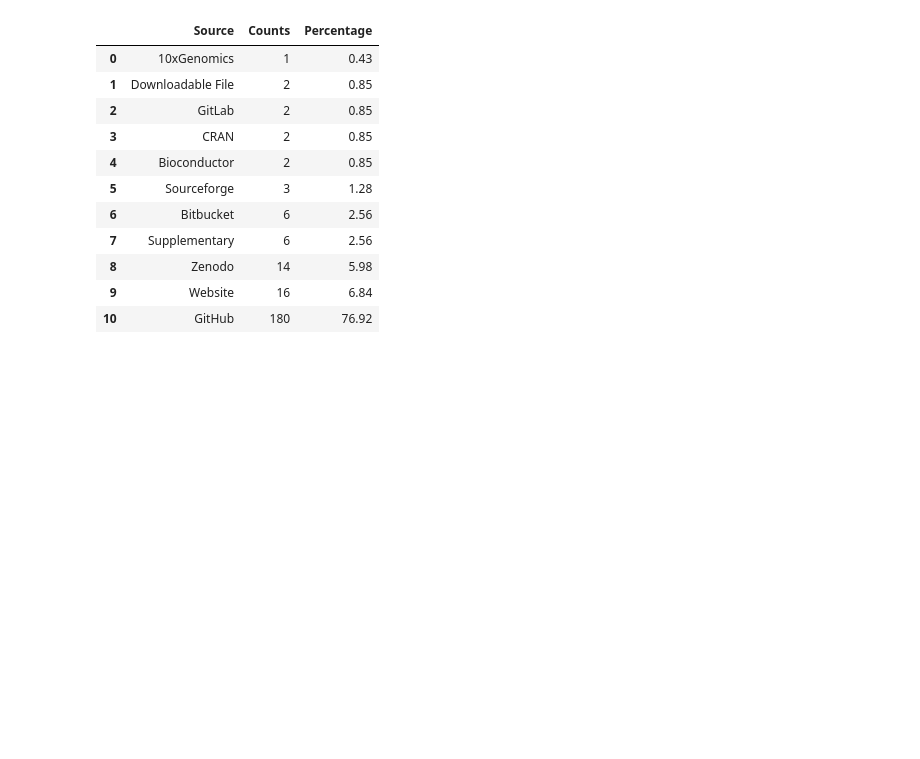
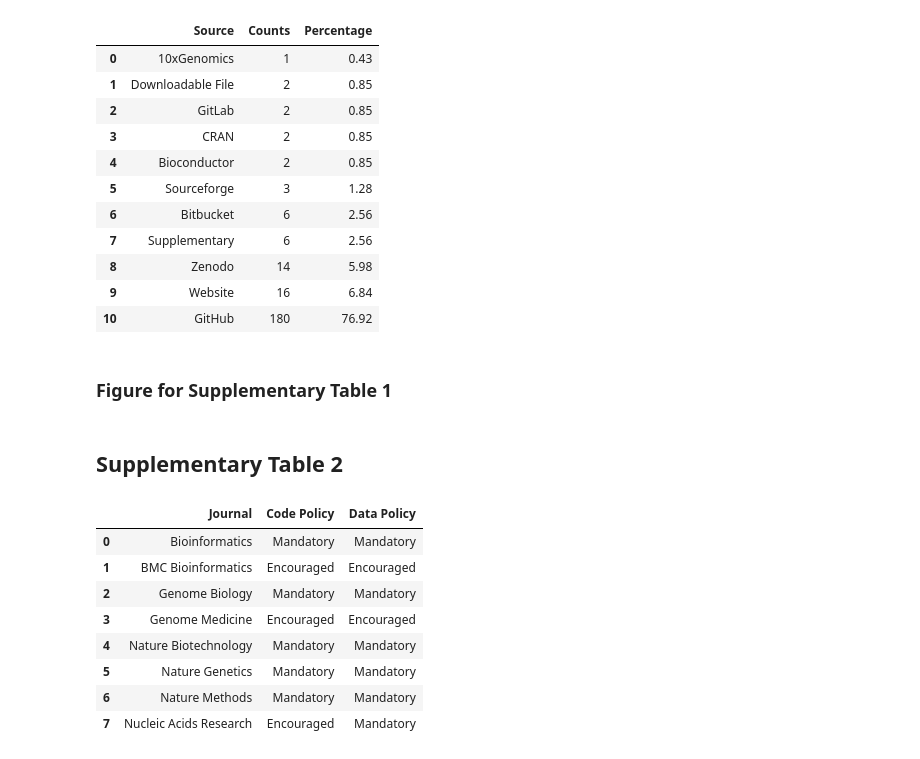
Before and after one commit to Mangul-Lab-USC/code-availability, a Jupyter notebook: notebooks/Figures.ipynb, the cells around one changed output. Cells and saved outputs as stored; diff of their text form; code cells hidden in the pictures; blank space fills up the shorter version.

```diff
--- a/notebooks/Figures.ipynb
+++ b/notebooks/Figures.ipynb
@@ -1409,3 +929,5 @@ df_temp
 | 8 | Zenodo | 14 | 5.98 |
 | 9 | Website | 16 | 6.84 |
 | 10 | GitHub | 180 | 76.92 |
+# %% [markdown]
+### Figure for Supplementary Table 1
@@ -1411,0 +988,15 @@ df_temp
+# %% [markdown]
+## Supplementary Table 2
+# %%
+df_journal=pd.read_csv("../data/journal_data.csv")
+df_journal
+# %% [output]
+|  | Journal | Code Policy | Data Policy |
+| 0 | Bioinformatics | Mandatory | Mandatory |
+| 1 | BMC Bioinformatics | Encouraged | Encouraged |
+| 2 | Genome Biology | Mandatory | Mandatory |
+| 3 | Genome Medicine | Encouraged | Encouraged |
+| 4 | Nature Biotechnology | Mandatory | Mandatory |
+| 5 | Nature Genetics | Mandatory | Mandatory |
+| 6 | Nature Methods | Mandatory | Mandatory |
+| 7 | Nucleic Acids Research | Encouraged | Mandatory |
```
Also changed, not shown: parts of 59 cells of this notebook, 10 other files.
